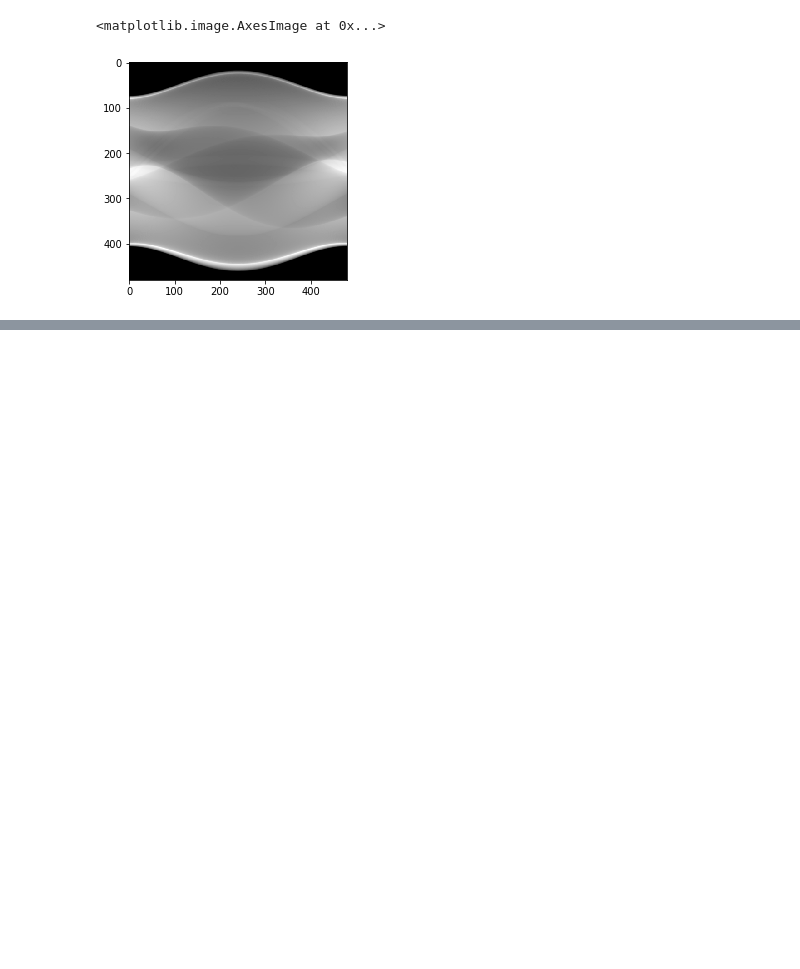
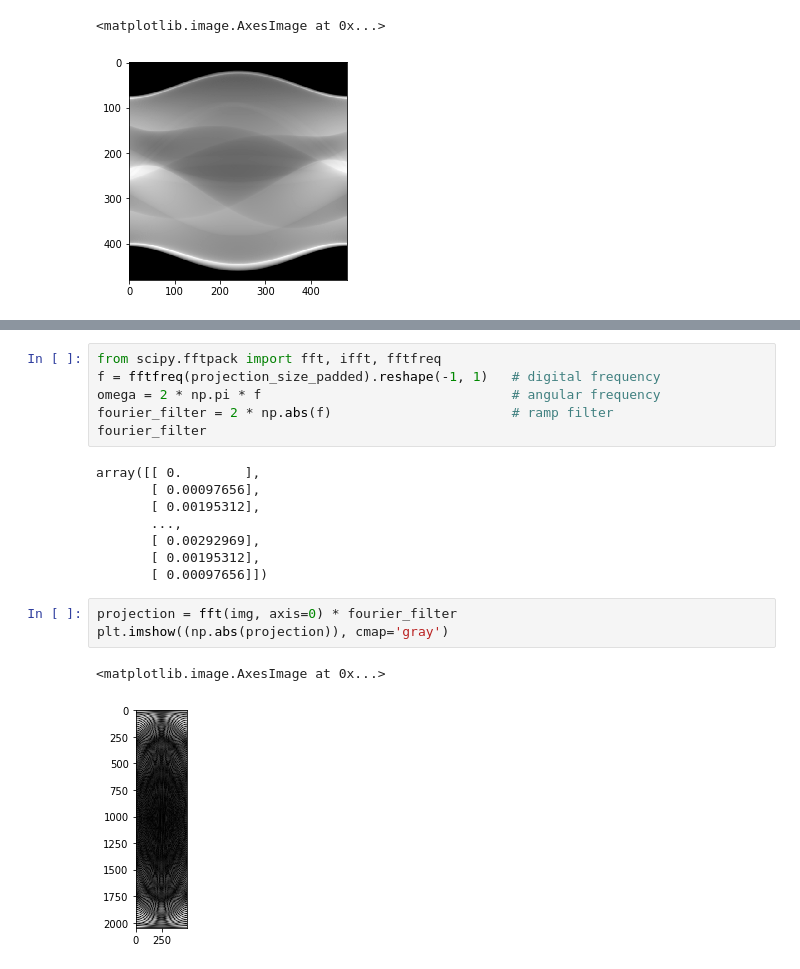
Before and after one commit to SachinG007/ct-image-reconstruction, a Jupyter notebook: jupyter_notebooks/Testing_Darshan.ipynb, the cells around one changed output, grey strips where cells are left out. Saved outputs shown, nothing was run; the diff lists cells and outputs as text; blank space fills up the shorter version.

Commit message:
Implemented basic filtered back propogation

```diff
--- a/jupyter_notebooks/Testing_Darshan.ipynb
+++ b/jupyter_notebooks/Testing_Darshan.ipynb
@@ -51,0 +129,20 @@ plt.imshow(a,cmap = 'gray')
+# %%
+from scipy.fftpack import fft, ifft, fftfreq
+f = fftfreq(projection_size_padded).reshape(-1, 1)   # digital frequency
+omega = 2 * np.pi * f                                # angular frequency
+fourier_filter = 2 * np.abs(f)                       # ramp filter
+fourier_filter
+# %% [output]
+array([[ 0.        ],
+       [ 0.00097656],
+       [ 0.00195312],
+       ...,
+       [ 0.00292969],
+       [ 0.00195312],
+       [ 0.00097656]])
+# %%
+projection = fft(img, axis=0) * fourier_filter
+plt.imshow((np.abs(projection)), cmap='gray')
+# %% [output]
+<matplotlib.image.AxesImage at 0x...>
+[figure, added]
```
Also changed, not shown: parts of 18 cells of this notebook.
